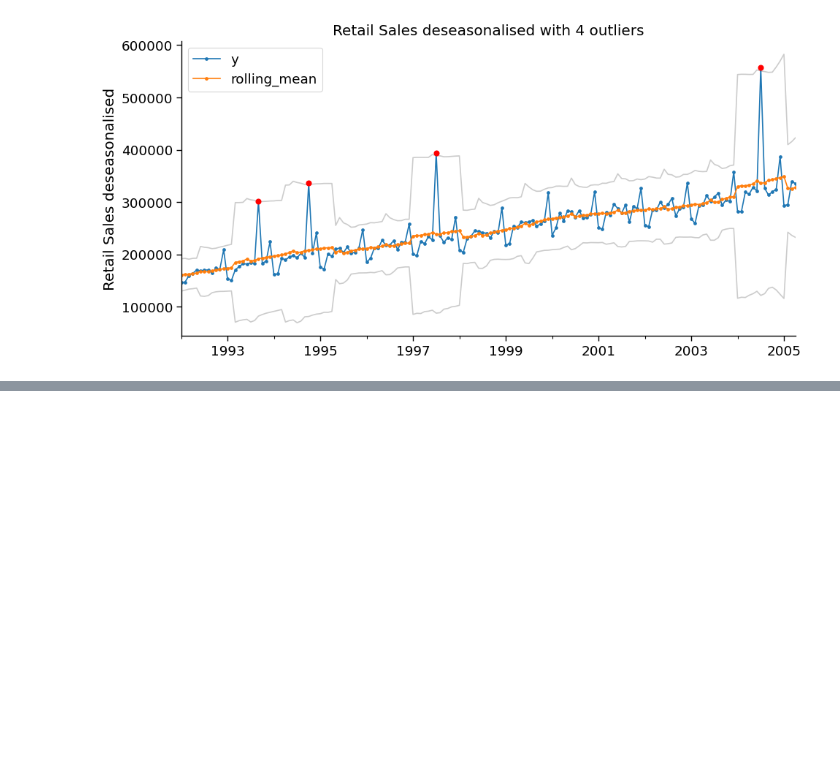
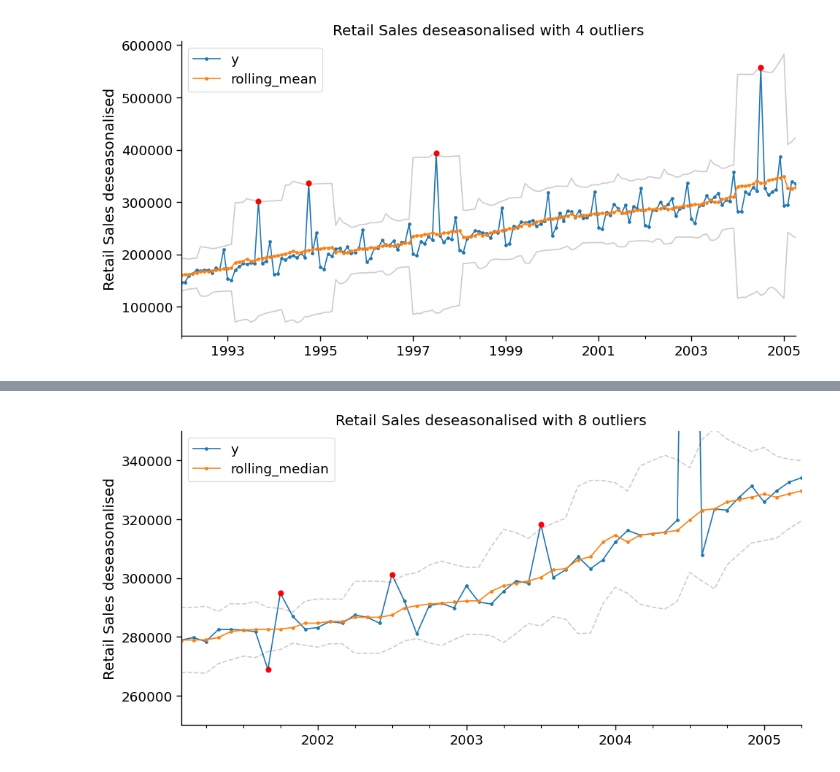
Before and after one commit to razielar/feature_engineering_ts_forecasting, a Jupyter notebook: 05_outliers/01_detect_outliers_rolling_statistics.ipynb, the cells around one changed output, grey strips where cells are left out. Cells and saved outputs as stored; diff of their text form; code cells hidden in the pictures; blank space fills up the shorter version.

```diff
--- a/05_outliers/01_detect_outliers_rolling_statistics.ipynb
+++ b/05_outliers/01_detect_outliers_rolling_statistics.ipynb
@@ -143,0 +161,5 @@ plt.tight_layout()
+# %%
+# MAD function
+median_absolute_deviation = lambda y: np.median(np.abs(y - np.median(y)))
+
+df_ = df_deseasoned.copy(deep=True)
@@ -143,0 +220,22 @@ plt.tight_layout()
+# %%
+# Let's zoom in and see what's happening with non-obvious outliers
+mask = (df_.index > '2001')
+df_masked = df_[mask]
+
+fig, ax = plt.subplots(figsize= (10,5))
+
+# Plot 1
+df_masked.plot(y=["y", "rolling_median"], marker=".", ax=ax)
+df_masked.plot(y=["upper", "lower"], figsize=[10, 5], ax=ax, color="k", alpha=0.2, legend=None, linestyle="dashed")
+
+# Highlight residuals
+if df_["is_outlier"].any():
+    df_masked["y"].loc[df_masked["is_outlier"]].plot(marker="o", color="r", ax=ax, legend=None, linestyle="")
+
+ax.set_title(f"Retail Sales deseasonalised with {num_outliers} outliers")
+ax.set_ylabel("Retail Sales deseasonalised")
+ax.set_xlabel("")
+ax.set_ylim([250000, 350000])
+plt.tight_layout()
+# %% [output]
+[figure, added]
```
Also changed, not shown: parts of 8 cells of this notebook.
